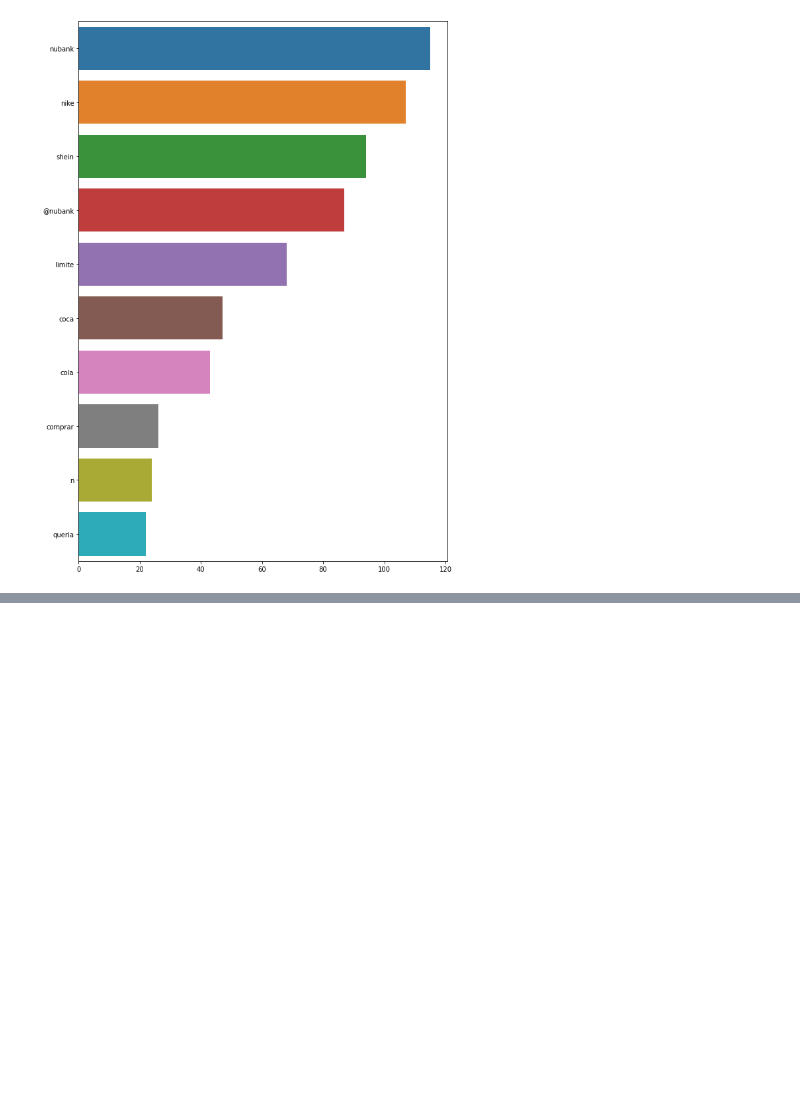
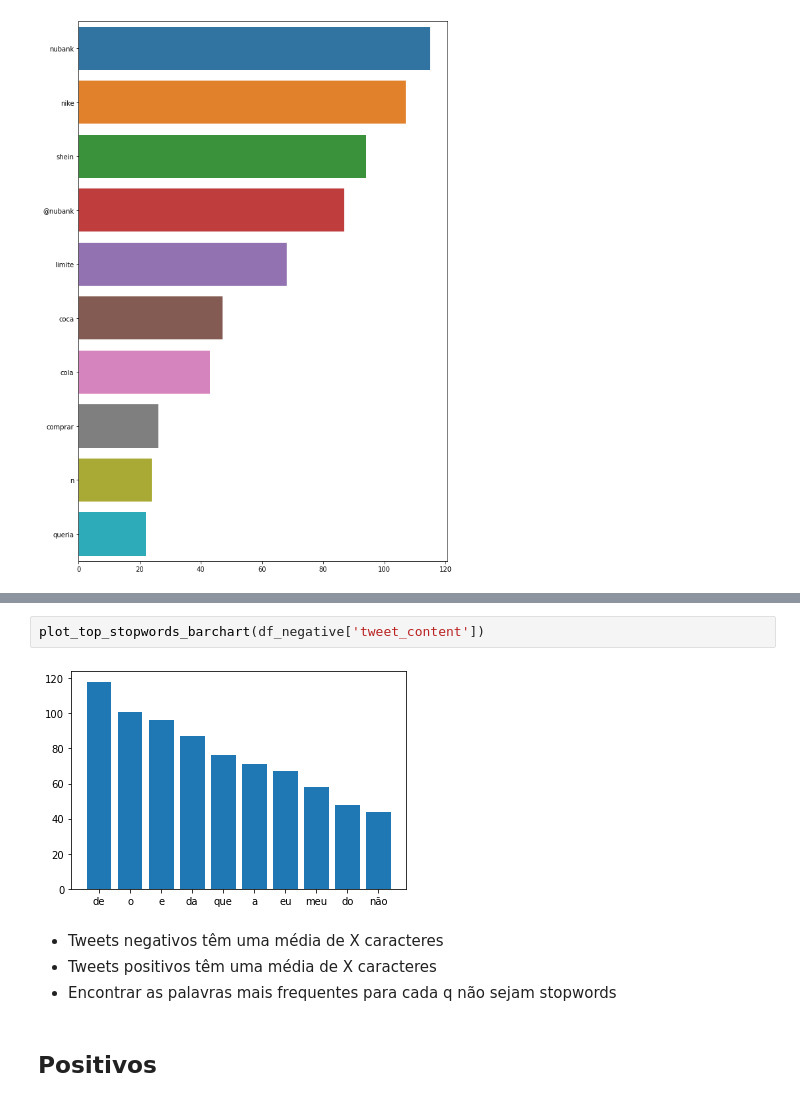
Before and after one commit to empatwi/exploratory-analysis, a Jupyter notebook: exploratory-analysis.ipynb, the cells around one changed output, grey strips where cells are left out. Saved outputs shown, nothing was run; the diff lists cells and outputs as text; blank space fills up the shorter version.

```diff
--- a/exploratory-analysis.ipynb
+++ b/exploratory-analysis.ipynb
@@ -435,0 +485,10 @@ plot_top_non_stopwords_barchart(df_avg_sentiment['tweet_content'])
+# %%
+plot_top_stopwords_barchart(df_negative['tweet_content'])
+# %% [output]
+[figure, added]
+# %% [markdown]
+- Tweets negativos têm uma média de X caracteres
+- Tweets positivos têm uma média de X caracteres
+- Encontrar as palavras mais frequentes para cada q não sejam stopwords
+# %% [markdown]
+## Positivos
```
Also changed, not shown: parts of 30 cells of this notebook, 7 other files.
